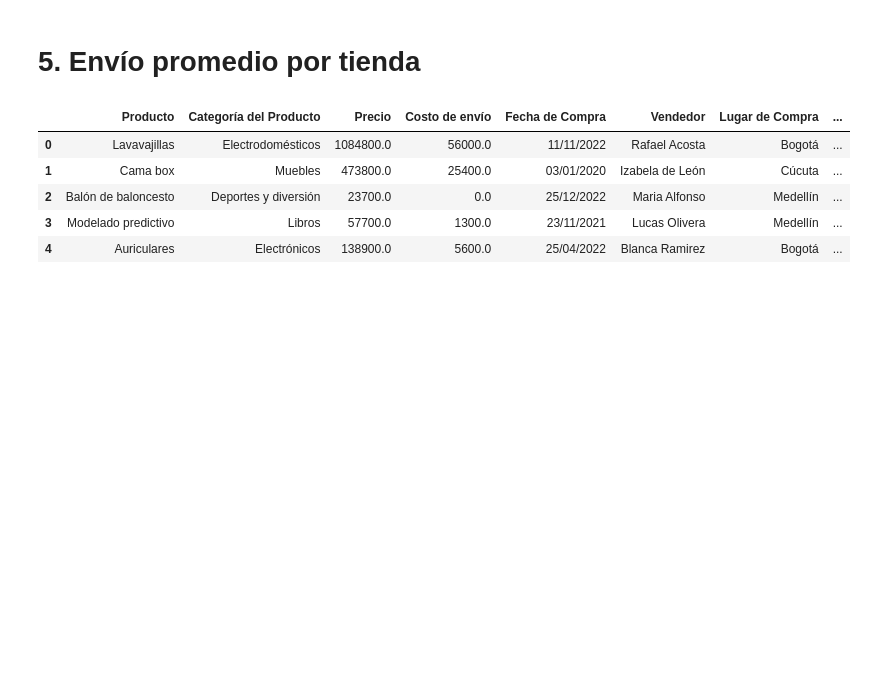
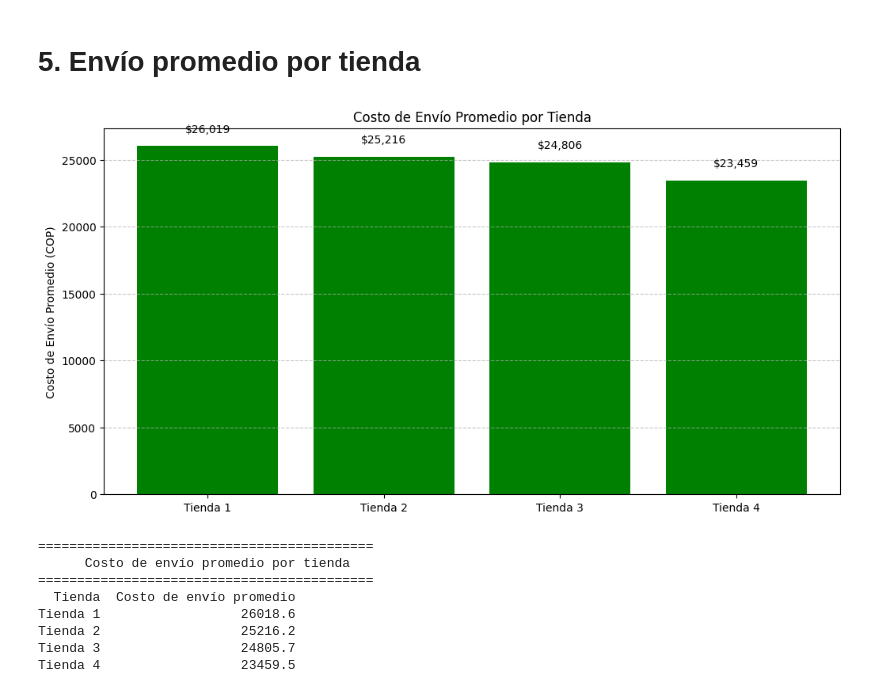
Before and after one commit to willian-ai/challenge1-data-science-latam-main, a Jupyter notebook: AluraStoreLatam.ipynb, the cells around one changed output. Saved outputs shown, nothing was run; the diff lists cells and outputs as text; code cells hidden in the pictures; blank space fills up the shorter version.

Commit message:
Envio promedio por tienda

```diff
--- a/AluraStoreLatam.ipynb
+++ b/AluraStoreLatam.ipynb
@@ -395,12 +395,45 @@ Name: Precio, dtype: float64
 [figure]
 # %% [markdown]
 # 5. Envío promedio por tienda
-# %%
-tienda4.head()
-# %% [output]
-|  | Producto | Categoría del Producto | Precio | Costo de envío | Fecha de Compra | Vendedor | Lugar de Compra | ... |
-| 0 | Lavavajillas | Electrodomésticos | 1084800.0 | 56000.0 | 11/11/2022 | Rafael Acosta | Bogotá | ... |
-| 1 | Cama box | Muebles | 473800.0 | 25400.0 | 03/01/2020 | Izabela de León | Cúcuta | ... |
-| 2 | Balón de baloncesto | Deportes y diversión | 23700.0 | 0.0 | 25/12/2022 | Maria Alfonso | Medellín | ... |
-| 3 | Modelado predictivo | Libros | 57700.0 | 1300.0 | 23/11/2021 | Lucas Olivera | Medellín | ... |
-| 4 | Auriculares | Electrónicos | 138900.0 | 5600.0 | 25/04/2022 | Blanca Ramirez | Bogotá | ... |
+# %%
+# Calcular el costo de envío promedio para cada tienda
+envio_promedio_tienda1 = tienda1['Costo de envío'].mean()
+envio_promedio_tienda2 = tienda2['Costo de envío'].mean()
+envio_promedio_tienda3 = tienda3['Costo de envío'].mean()
+envio_promedio_tienda4 = tienda4['Costo de envío'].mean()
+
+# Crear un DataFrame con los resultados
+envios_promedio = pd.DataFrame({
+    'Tienda': ['Tienda 1', 'Tienda 2', 'Tienda 3', 'Tienda 4'],
+    'Costo de envío promedio': [envio_promedio_tienda1, envio_promedio_tienda2,
+                               envio_promedio_tienda3, envio_promedio_tienda4]
+})
+
+# Visualizar los resultados
+plt.figure(figsize=(12, 6))
+plt.bar(envios_promedio['Tienda'], envios_promedio['Costo de envío promedio'], color='green')
+plt.title('Costo de Envío Promedio por Tienda')
+plt.ylabel('Costo de Envío Promedio (COP)')
+plt.grid(axis='y', linestyle='--', alpha=0.7)
+
+# Agregar etiquetas de valor sobre cada barra
+for i, v in enumerate(envios_promedio['Costo de envío promedio']):
+    plt.text(i, v + 1000, f'${v:,.0f}', ha='center')
+
+plt.show()
+
+# Mostrar tabla con los valores
+print("===========================================")
+print("      Costo de envío promedio por tienda      ")
+print("===========================================")
+print(envios_promedio.round(1).to_string(index=False))
+# %% [output]
+[figure, added]
+===========================================
+      Costo de envío promedio por tienda
+===========================================
+  Tienda  Costo de envío promedio
+Tienda 1                  26018.6
+Tienda 2                  25216.2
+Tienda 3                  24805.7
+Tienda 4                  23459.5
```
Also changed, not shown: parts of 1 cell of this notebook.
